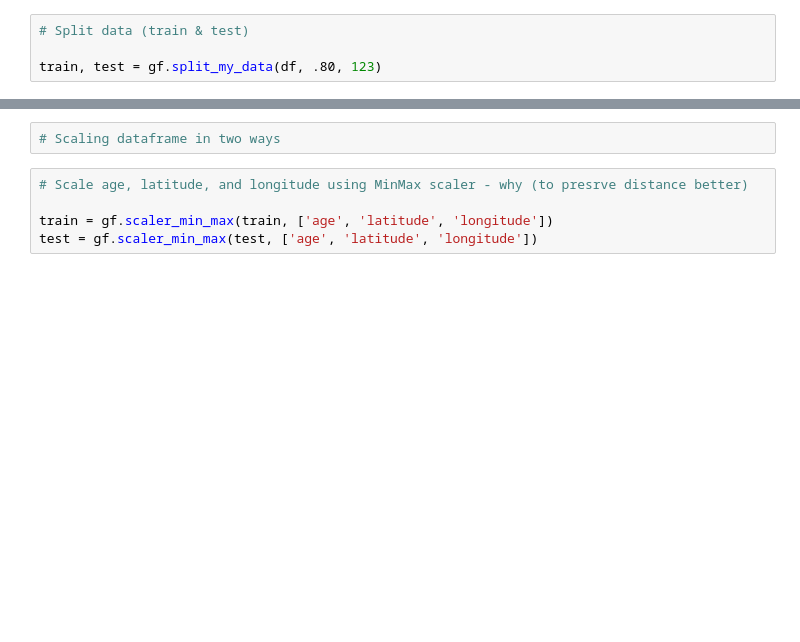
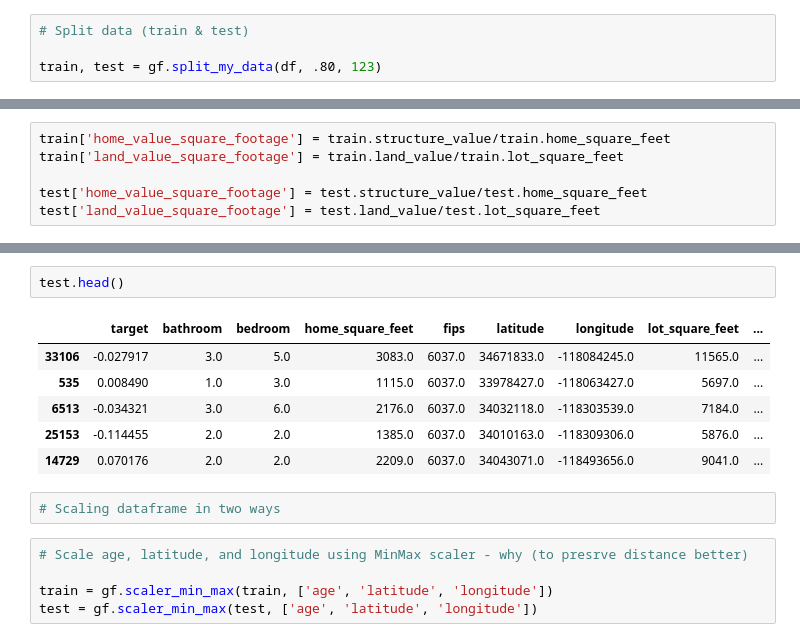
Before and after one commit to P-F-M/logerror_zillow, a Jupyter notebook: zillow_strikes_back.ipynb, the cells around one changed output, grey strips where cells are left out. Drawn from its saved outputs; the diff is of its cells as text; blank space fills up the shorter version.

```diff
--- a/zillow_strikes_back.ipynb
+++ b/zillow_strikes_back.ipynb
@@ -120,3 +174,9 @@ test = gf.imputer_9000(test,['lot_square_feet','structure_value','tax_amount', '
+# %%
+train['home_value_square_footage'] = train.structure_value/train.home_square_feet
+train['land_value_square_footage'] = train.land_value/train.lot_square_feet
+
+test['home_value_square_footage'] = test.structure_value/test.home_square_feet
+test['land_value_square_footage'] = test.land_value/test.lot_square_feet
 # %%
 train.isnull().sum()
 # %% [output]
@@ -157,3 +227,12 @@ train['land_value_square_footage'] = train.land_value/train.lot_square_feet
+# %%
+test.head()
+# %% [output]
+|  | target | bathroom | bedroom | home_square_feet | fips | latitude | longitude | lot_square_feet | ... |
+| 33106 | -0.027917 | 3.0 | 5.0 | 3083.0 | 6037.0 | 34671833.0 | -118084245.0 | 11565.0 | ... |
+| 535 | 0.008490 | 1.0 | 3.0 | 1115.0 | 6037.0 | 33978427.0 | -118063427.0 | 5697.0 | ... |
+| 6513 | -0.034321 | 3.0 | 6.0 | 2176.0 | 6037.0 | 34032118.0 | -118303539.0 | 7184.0 | ... |
+| 25153 | -0.114455 | 2.0 | 2.0 | 1385.0 | 6037.0 | 34010163.0 | -118309306.0 | 5876.0 | ... |
+| 14729 | 0.070176 | 2.0 | 2.0 | 2209.0 | 6037.0 | 34043071.0 | -118493656.0 | 9041.0 | ... |
 # %%
 # Scaling dataframe in two ways
 # %%
```
Also changed, not shown: parts of 27 cells of this notebook, 2 other files.
